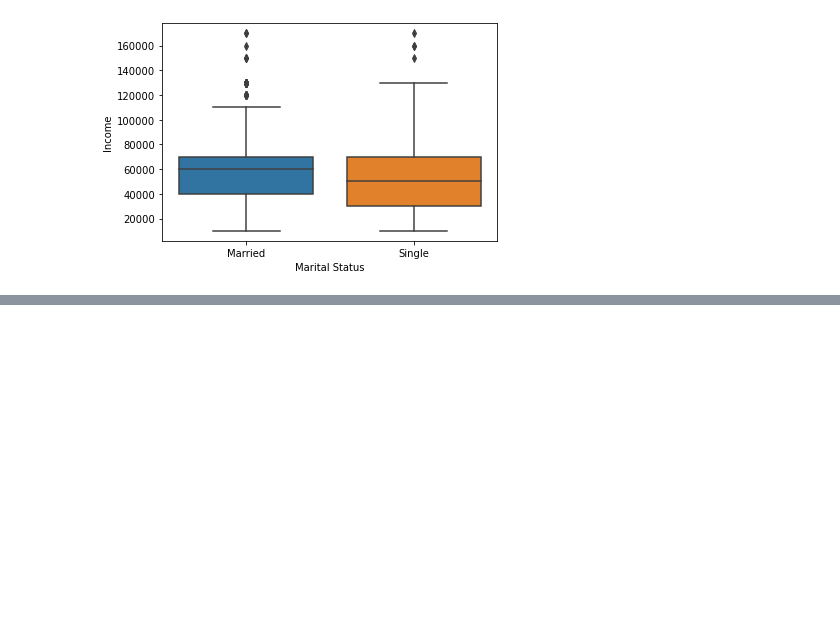
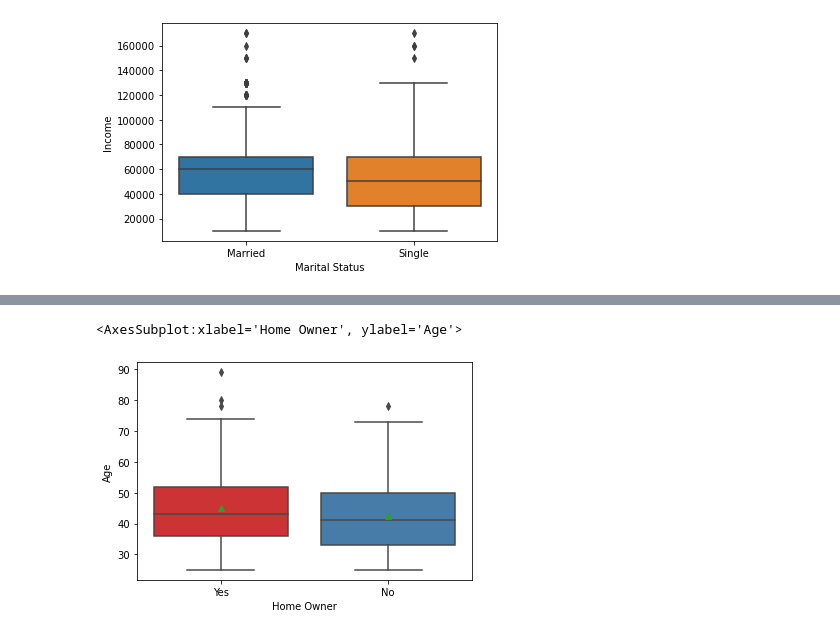
Before and after one commit to Mei0202/FDS-2023-1-CC52, a Jupyter notebook: TF.ipynb, the cells around one changed output, grey strips where cells are left out. Saved outputs shown, nothing was run; the diff lists cells and outputs as text; code cells hidden in the pictures; blank space fills up the shorter version.

```diff
--- a/TF.ipynb
+++ b/TF.ipynb
@@ -79,0 +168,6 @@ bikeB2.describe()
+# %%
+
+sb.boxplot(data=bikeB2,x="Home Owner",y="Age",palette="Set1",showmeans=True)
+# %% [output]
+<AxesSubplot:xlabel='Home Owner', ylabel='Age'>
+[figure, added]
```
Also changed, not shown: parts of 17 cells of this notebook.
